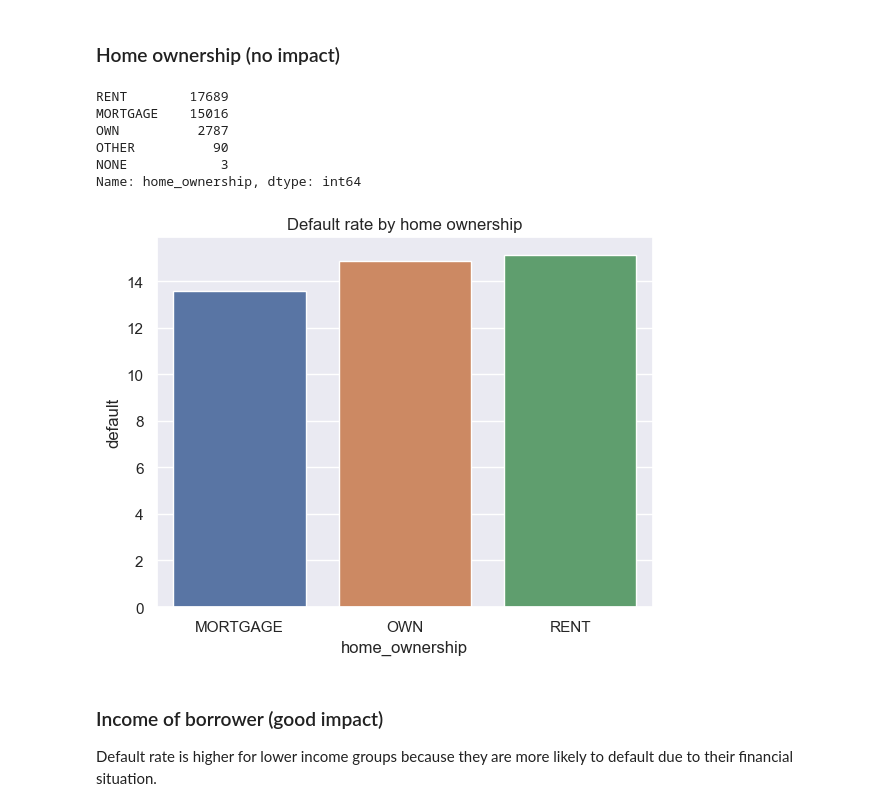
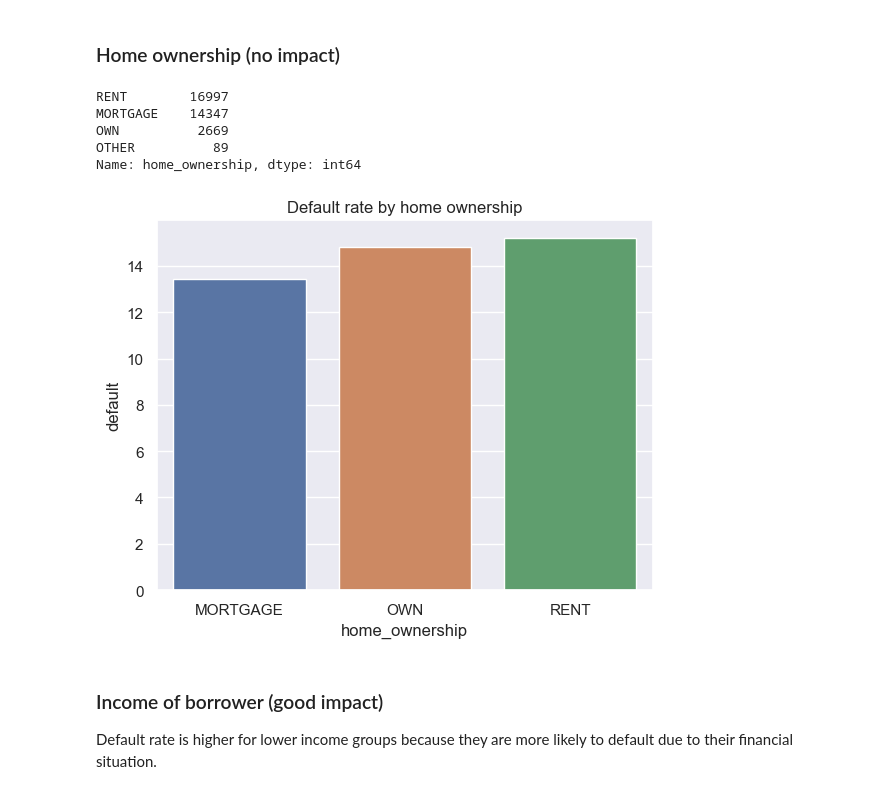
Before and after one commit to ChaitanyaVootla/LoanCaseStudy, a Jupyter notebook: Loan.ipynb, the cells around one changed output. Drawn from its saved outputs; the diff is of its cells as text; code cells hidden in the pictures.

```diff
--- a/Loan.ipynb
+++ b/Loan.ipynb
@@ -282,5 +329,5 @@ Name: pub_rec_bankruptcies, dtype: int64
 # %%
-loans['pub_rec_bankruptcies'].fillna(loans['pub_rec_bankruptcies'].mode()[0], inplace = True)
-loans['pub_rec_bankruptcies'].isna().sum()
+loans['revol_util'].fillna(loans['revol_util'].median(), inplace = True)
+loans['revol_util'].isna().sum()
 # %% [output]
 0
@@ -286,0 +340,3 @@ loans['pub_rec_bankruptcies'].isna().sum()
+# %%
+loans = loans[~loans['pub_rec_bankruptcies'].isna()]
+loans['pub_rec_bankruptcies'].isna().sum()
@@ -370,20 +502,3 @@ Columns to remove outliers on:
 We will use the IQR method to remove outliers
 
 which means we will remove any values that are below Q1 - 1.5 * IQR or above Q3 + 1.5 * IQR, where IQR = Q3 - Q1
-# %%
-raw_raw_count = len(raw_loans)
-def remove_outliers(df, column):
-    Q1 = df[column].quantile(0.25)
-    Q3 = df[column].quantile(0.75)
-    IQR = Q3 - Q1
-    filter = (df[column] >= Q1 - 1.5 * IQR) & (df[column] <= Q3 + 1.5 *IQR)
-    return df.loc[filter]
-
-# remove outliers
-loans = remove_outliers(loans, 'loan_amnt')
-loans = remove_outliers(loans, 'funded_amnt')
-loans = remove_outliers(loans, 'annual_inc')
-loans = remove_outliers(loans, 'int_rate')
-
-# calculate percentage of data removed
-print("Percentage of data removed: ", round((1 - len(loans)/raw_raw_count) * 100, 2), "%")
@@ -391,0 +505,10 @@ Percentage of data removed:  10.38 %
+# %%
+raw_raw_count = len(raw_loans)
+
+# list of columns for outlier treatment
+outlier_list = ['loan_amnt', 'int_rate', 'funded_amnt', 'annual_inc', 'installment']
+
+# show_box_plot(loans, column_list)
+for column in outlier_list:
+    outlier_comparison(loans, column)
+    loans = remove_outliers(loans, column)
@@ -862,23 +1078,22 @@ plt.show()
 # %%
 print(loans['home_ownership'].value_counts())
 
 # ignore NONE and OTHERS as they are very few
-loans = loans[loans['home_ownership'] != 'NONE']
+# loans = loans[loans['home_ownership'] != 'NONE']
 loans = loans[loans['home_ownership'] != 'OTHER']
 
 # plot default rate by home ownership
 default_rate = loans.groupby(['home_ownership']).agg({'default': 'mean'}).reset_index()
 sns.barplot(x='home_ownership', y='default', data=default_rate)
 plt.title('Default rate by home ownership')
 plt.show()
 # %% [output]
-RENT        17689
-MORTGAGE    15016
-OWN          2787
-OTHER          90
-NONE            3
+RENT        16997
+MORTGAGE    14347
+OWN          2669
+OTHER          89
 Name: home_ownership, dtype: int64
-[figure, old version]
+[figure, new version]
 # %% [markdown]
 ### Income of borrower (good impact)
 
```
Also changed, not shown: parts of 137 cells of this notebook.
